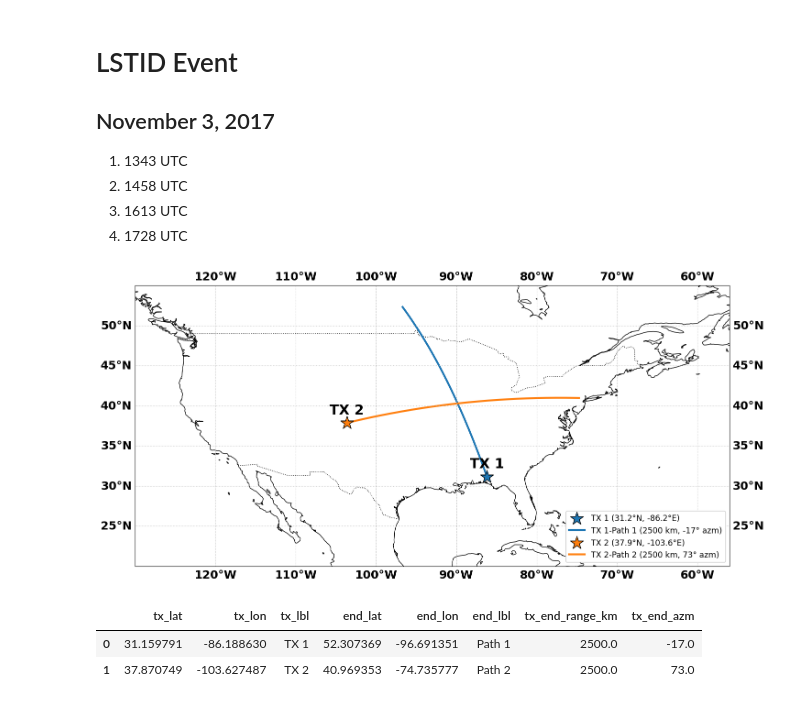
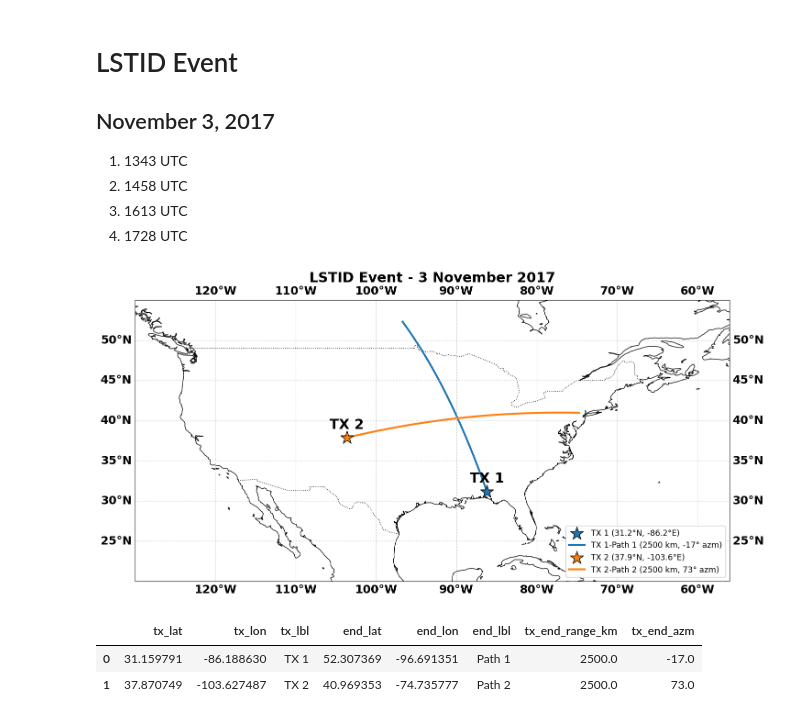
Before and after one commit to w2naf/IRI_TID, a Jupyter notebook: scripts/Maps for Devin.ipynb, the cells around one changed output. Saved outputs shown, nothing was run; the diff lists cells and outputs as text; code cells hidden in the pictures.

```diff
--- a/scripts/Maps for Devin.ipynb
+++ b/scripts/Maps for Devin.ipynb
@@ -23,6 +25,7 @@ geod = Geodesic.WGS84
 # %%
 plt.rcParams['font.size']      = 18
 plt.rcParams['font.weight']    = 'bold'
+plt.rcParams['axes.titleweight']    = 'bold'
 plt.rcParams['axes.grid']      = True
 plt.rcParams['axes.xmargin']   = 0
 plt.rcParams['grid.linestyle'] = ':'
@@ -267,37 +619,43 @@ pdcts = []
 pdct = {}
 tx_tmp  = geod.Direct(ctr_lat, ctr_lon, tid_azm, (tx_end_range_rm/2.)*1e3)
 end_azm = tid_azm + 180.
 if end_azm > 360:
     end_azm = end_azm - 360
 end_tmp = geod.Direct(tx_tmp['lat2'], tx_tmp['lon2'], end_azm, tx_end_range_rm*1e3)
 pdct['tx_lat']  = tx_tmp['lat2']
 pdct['tx_lon']  = tx_tmp['lon2']
 pdct['tx_lbl']  = 'TX 1'
 pdct['end_lat'] = end_tmp['lat2']
 pdct['end_lon'] = end_tmp['lon2']
 pdct['end_lbl'] = 'Path 1'
 pdcts.append(pdct)
 
 pdct = {}
 tid_azm = tid_azm +90.
 tx_tmp  = geod.Direct(ctr_lat, ctr_lon, tid_azm, (tx_end_range_rm/2.)*1e3)
 end_azm = tid_azm + 180.
 if end_azm > 360:
     end_azm = end_azm - 360
 end_tmp = geod.Direct(tx_tmp['lat2'], tx_tmp['lon2'], end_azm, tx_end_range_rm*1e3)
 pdct['tx_lat']  = tx_tmp['lat2']
 pdct['tx_lon']  = tx_tmp['lon2']
 pdct['tx_lbl']  = 'TX 2'
 pdct['end_lat'] = end_tmp['lat2']
 pdct['end_lon'] = end_tmp['lon2']
 pdct['end_lbl'] = 'Path 2'
 pdcts.append(pdct)
 
-paths = Paths(pdcts)
-plot_map(paths.df)
-paths.df
+lstid_paths = Paths(pdcts)
+
+title = []
+title.append('LSTID Event')
+title.append('3 November 2017')
+title = ' - '.join(title)
+
+plot_map(lstid_paths.df,title=title)
+lstid_paths.df
 # %% [output]
-[figure, old version]
+[figure, new version]
 |  | tx_lat | tx_lon | tx_lbl | end_lat | end_lon | end_lbl | tx_end_range_km | tx_end_azm |
 | 0 | 31.159791 | -86.188630 | TX 1 | 52.307369 | -96.691351 | Path 1 | 2500.0 | -17.0 |
 | 1 | 37.870749 | -103.627487 | TX 2 | 40.969353 | -74.735777 | Path 2 | 2500.0 | 73.0 |
```
Also changed, not shown: parts of 9 cells of this notebook.
